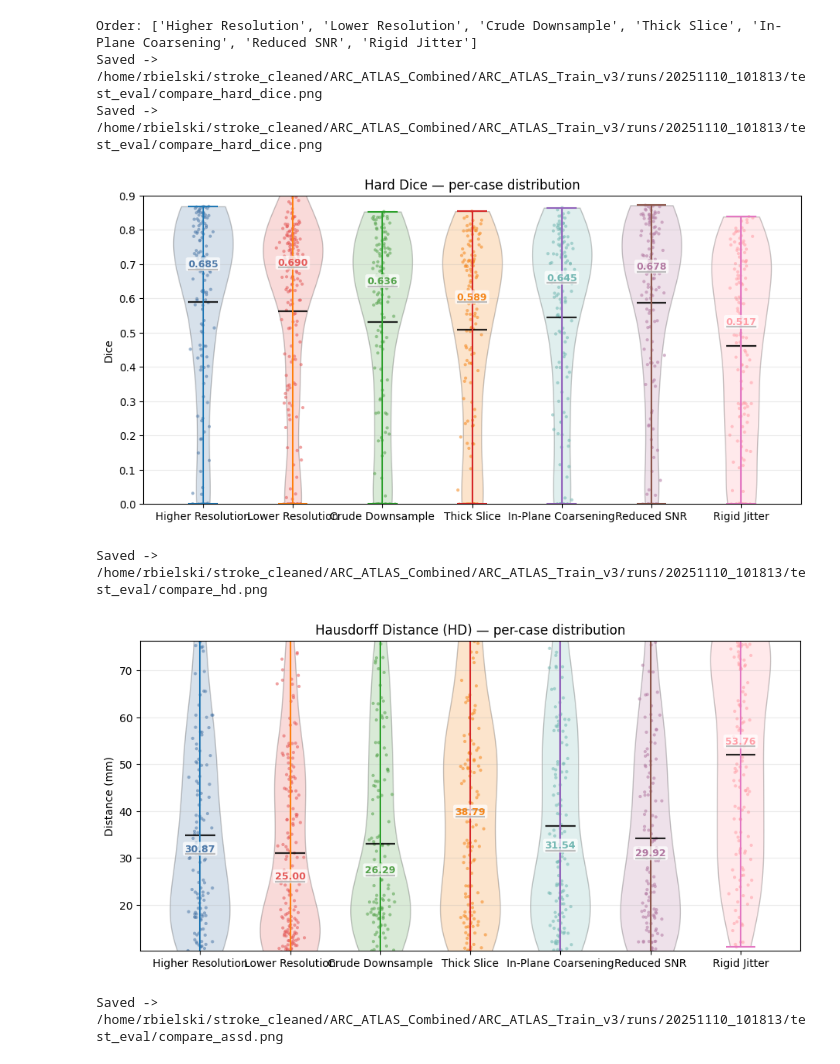
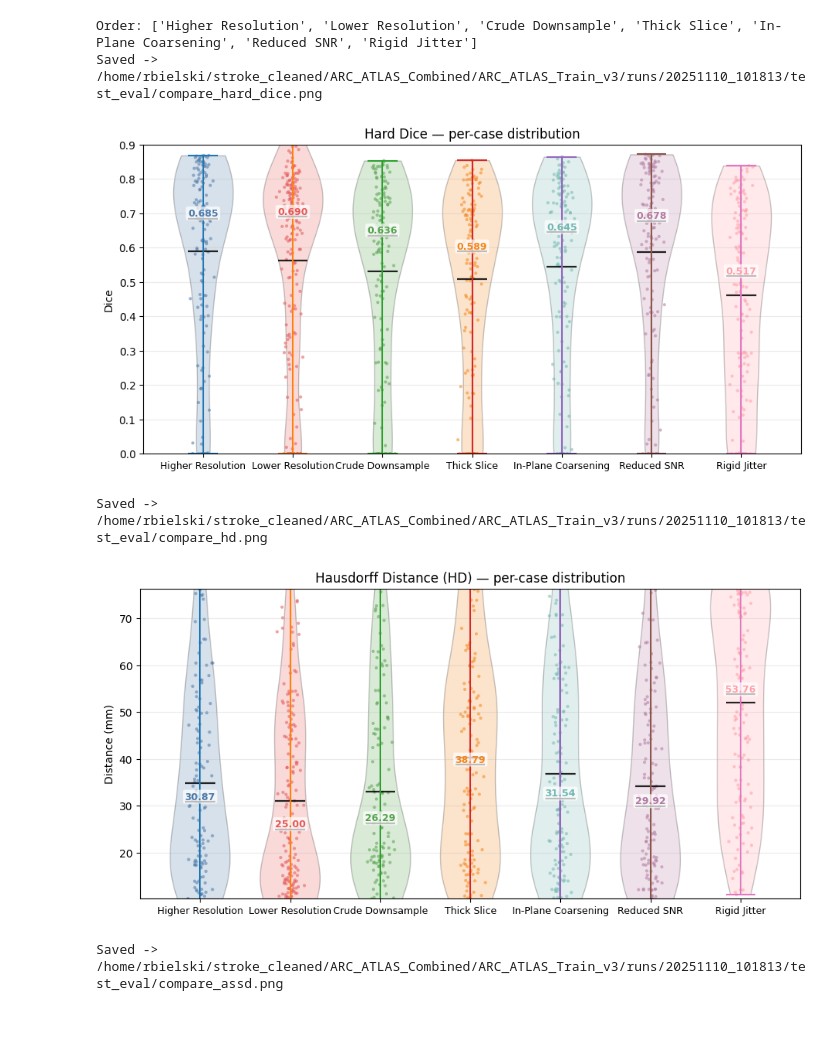
Before and after one commit to the-brAIn-lab/Lesion_Mapping, a Jupyter notebook: ARC_ATLAS_Combined/ARC_ATLAS_Train_v3/ARC_ATLAS_Test_v3_All_Sets.ipynb, the cells around one changed output. Saved outputs shown, nothing was run; the diff lists cells and outputs as text; code cells hidden in the pictures; blank space fills up the shorter version.

Commit message:
1st drafts of plots

```diff
--- a/ARC_ATLAS_Combined/ARC_ATLAS_Train_v3/ARC_ATLAS_Test_v3_All_Sets.ipynb
+++ b/ARC_ATLAS_Combined/ARC_ATLAS_Train_v3/ARC_ATLAS_Test_v3_All_Sets.ipynb
@@ -110,6 +110,7 @@ def violin_compare(metric_key: str, title: str, ylabel: str, save_name: str,
     # axes & limits
     ax.set_xticks(base_x)
     ax.set_xticklabels([xtick_label_map.get(t, t) if xtick_label_map else t for t in tags])
+    ax.tick_params(axis='x', labelsize=9)
     ax.set_title(title)
     ax.set_ylabel(ylabel if units is None else f"{ylabel} ({units})")
     ax.grid(True, axis='y', alpha=0.25)
@@ -162,35 +163,34 @@ violin_compare(
     tag_order=tag_order,
     value_format="{:.3f}"
 )
 
 # 2) Hausdorff Distance (HD)
 violin_compare(
     "hd",
     title="Hausdorff Distance (HD) — per-case distribution",
     ylabel="Distance", units="mm",
     save_name="compare_hd.png",
     datasets=datasets,
     xtick_label_map=XTICK_LABELS,
     tag_order=tag_order,
     value_format="{:.2f}"
 )
 
 # 3) ASSD
 violin_compare(
     "assd",
     title="ASSD — per-case distribution",
     ylabel="Distance", units="mm",
     save_name="compare_assd.png",
     datasets=datasets,
     xtick_label_map=XTICK_LABELS,
     tag_order=tag_order,
     value_format="{:.2f}"
 )
 # %% [output]
 Order: ['Higher Resolution', 'Lower Resolution', 'Crude Downsample', 'Thick Slice', 'In-Plane Coarsening', 'Reduced SNR', 'Rigid Jitter']
 Saved -> /home/rbielski/stroke_cleaned/ARC_ATLAS_Combined/ARC_ATLAS_Train_v3/runs/20251110_101813/test_eval/compare_hard_dice.png
-Saved -> /home/rbielski/stroke_cleaned/ARC_ATLAS_Combined/ARC_ATLAS_Train_v3/runs/20251110_101813/test_eval/compare_hard_dice.png
-[figure, old version]
+[figure, new version]
 Saved -> /home/rbielski/stroke_cleaned/ARC_ATLAS_Combined/ARC_ATLAS_Train_v3/runs/20251110_101813/test_eval/compare_hd.png
-[figure, old version]
+[figure, new version]
 Saved -> /home/rbielski/stroke_cleaned/ARC_ATLAS_Combined/ARC_ATLAS_Train_v3/runs/20251110_101813/test_eval/compare_assd.png
```
Also changed, not shown: parts of 6 cells of this notebook, 7 other files.
